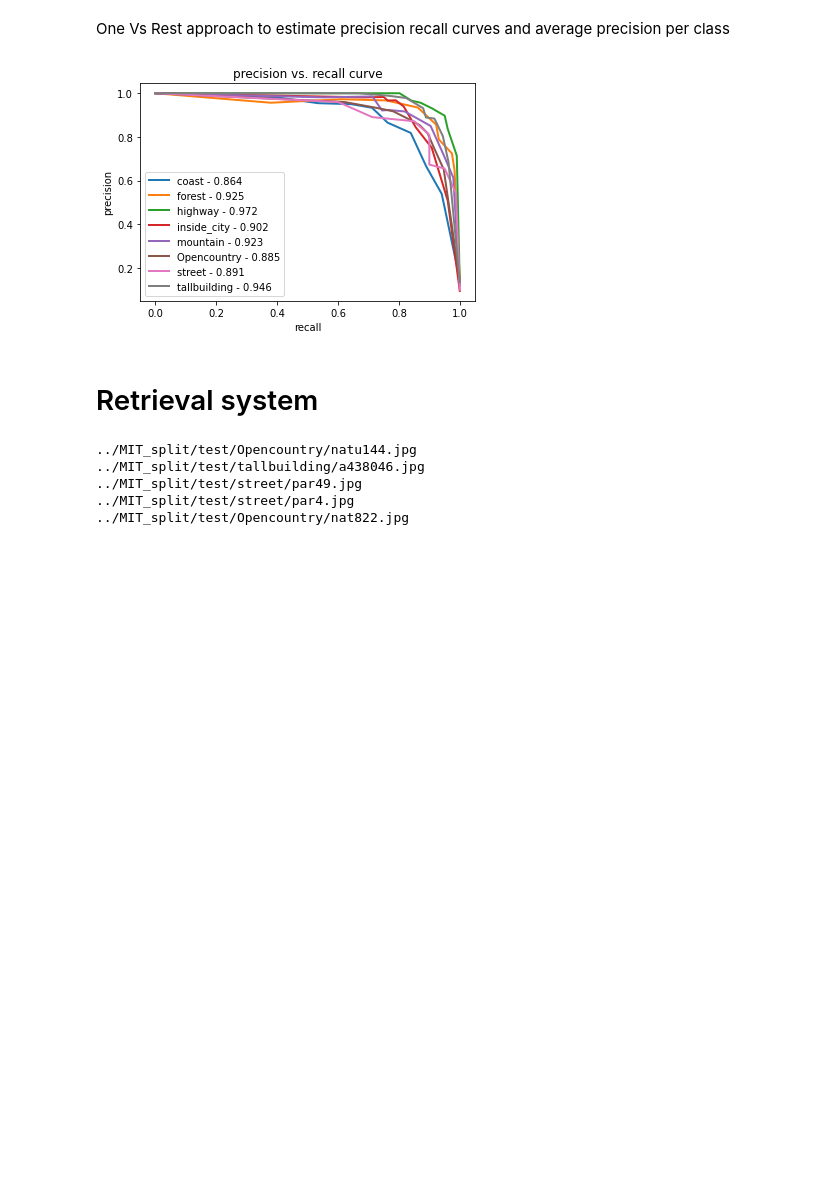
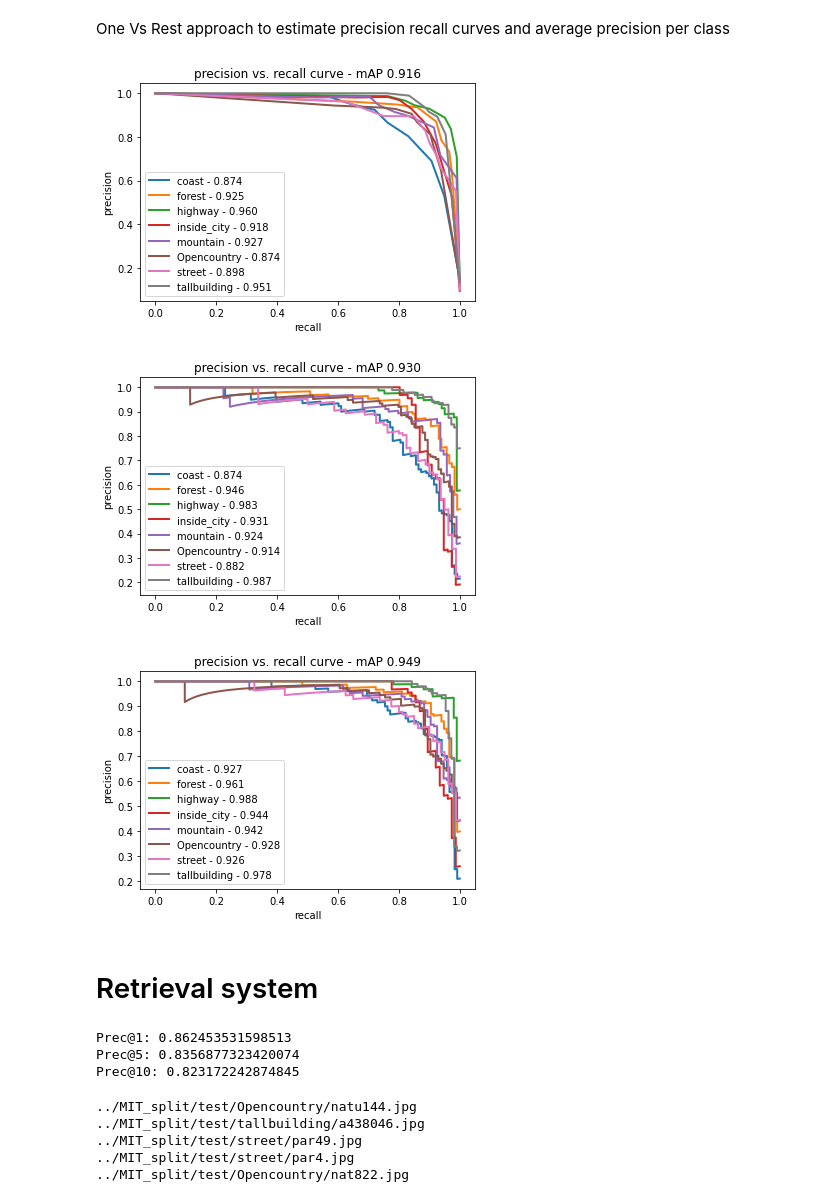
Before and after one commit to bersecke/MCV-2022-M5-Project, a Jupyter notebook: Week4/taskA.ipynb, the cells around one changed output. Cells and saved outputs as stored; diff of their text form; code cells hidden in the pictures; blank space fills up the shorter version.

Commit message:
multiple classifiers and prec at K

```diff
--- a/Week4/taskA.ipynb
+++ b/Week4/taskA.ipynb
@@ -171,20 +157,58 @@ y_score = clf.predict_proba(embs_test)
 # %%
+from sklearn.preprocessing import label_binarize
+from sklearn.multiclass import OneVsRestClassifier
+from sklearn.metrics import precision_recall_curve
+from sklearn.metrics import average_precision_score
+from sklearn.neighbors import KNeighborsClassifier
+from sklearn.svm import SVC
+
 # precision recall curve
-precision = dict()
-recall = dict()
-for i in range(n_classes):
-    ap = average_precision_score(Y_test[:, i], y_score[:, i])
-    precision[i], recall[i], _ = precision_recall_curve(Y_test[:, i],
-                                                        y_score[:, i])
-    plt.plot(recall[i], precision[i], lw=2, label=f'{mit_classes[i]} - {ap:.3f}')
+def plot_prec_rec_curve_multiclass(y_gt, y_pred, labels):
+    precision = dict()
+    recall = dict()
+    aps = []
+    for i in range(n_classes):
+        ap = average_precision_score(y_gt[:, i], y_pred[:, i])
+        aps.append(ap)
+        precision[i], recall[i], _ = precision_recall_curve(y_gt[:, i],
+                                                            y_pred[:, i])
+        plt.plot(recall[i], precision[i], lw=2, label=f'{labels[i]} - {ap:.3f}')
 
-plt.xlabel("recall")
-plt.ylabel("precision")
-plt.legend(loc="best")
-plt.title("precision vs. recall curve")
-plt.show()
+    plt.xlabel("recall")
+    plt.ylabel("precision")
+    plt.legend(loc="best")
+    plt.title(f"precision vs. recall curve - mAP {np.mean(aps):.3f}")
+    plt.show()
-# %% [output]
-[figure, removed]
+# %%
+
+Y = label_binarize(labels, classes=[*range(n_classes)])
+Y_test = label_binarize(labels_test, classes=[*range(n_classes)])
+
+#KNN classifier
+clf = OneVsRestClassifier(KNeighborsClassifier(n_neighbors=8))
+clf.fit(embs, Y)
+
+y_score_knn = clf.predict_proba(embs_test)
+plot_prec_rec_curve_multiclass(Y_test, y_score_knn, mit_classes)
+
+#SVM classifier
+clf_svm = OneVsRestClassifier(SVC(kernel='linear',probability=True))
+clf_svm.fit(embs, Y)
+
+y_score_svm = clf_svm.predict_proba(embs_test)
+plot_prec_rec_curve_multiclass(Y_test, y_score_svm, mit_classes)
+
+
+#SVM classifier
+clf_svm2 = OneVsRestClassifier(SVC(kernel='rbf',probability=True))
+clf_svm2.fit(embs, Y)
+
+y_score_svm2 = clf_svm2.predict_proba(embs_test)
+plot_prec_rec_curve_multiclass(Y_test, y_score_svm2, mit_classes)
+# %% [output]
+[figure, added]
+[figure, added]
+[figure, added]
 # %% [markdown]
 # Retrieval system
 # %%
@@ -219,0 +257,13 @@ else:
+# %%
+preds_10 = compute_prec_atK(train_embs, test_dicts,10)
+
+prec_at_1 = np.mean([elem[1][0].count(elem[0]) for elem in preds_10])
+prec_at_5 = np.mean([elem[1][:5].count(elem[0]) / 5 for elem in preds_10])
+prec_at_10 = np.mean([elem[1][:10].count(elem[0]) / 10 for elem in preds_10])
+print(f'Prec@1: {prec_at_1}')
+print(f'Prec@5: {prec_at_5}')
+print(f'Prec@10: {prec_at_10}')
+# %% [output]
+Prec@1: 0.862453531598513
+Prec@5: 0.8356877323420074
+Prec@10: 0.823172242874845
```
Also changed, not shown: parts of 12 cells of this notebook, 1 other file.
